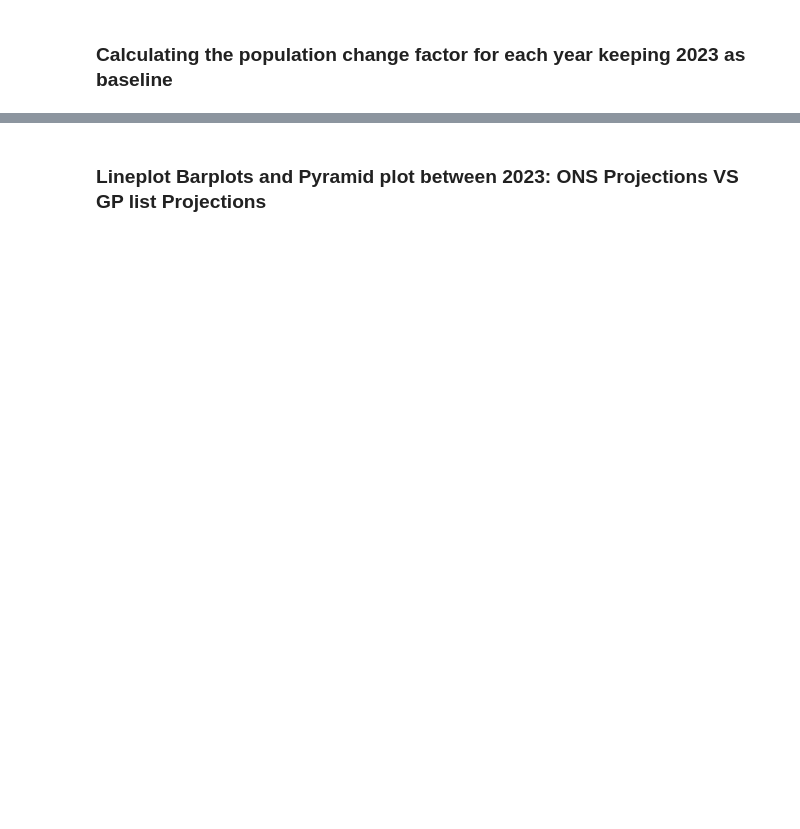
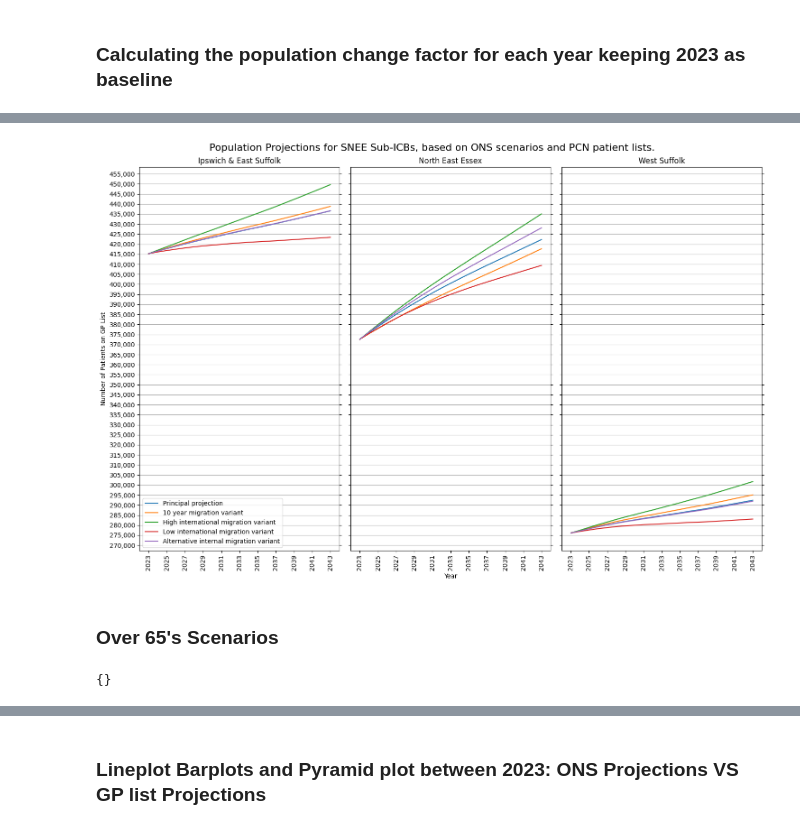
Before and after one commit to SNEE-ICS/PrimaryCareDemandAndCapacity, a Jupyter notebook: notebooks/1c_DemographicPopGrowth.ipynb, the cells around one changed output, grey strips where cells are left out. Drawn from its saved outputs; the diff is of its cells as text; code cells hidden in the pictures; blank space fills up the shorter version.

```diff
--- a/notebooks/1c_DemographicPopGrowth.ipynb
+++ b/notebooks/1c_DemographicPopGrowth.ipynb
@@ -259,0 +241,12 @@ combined_df = snee_ons_projections.merge(snee_gp_projections, left_index=True, r
+# %%
+# create a dict containing the projections for each scenario in the ONS projections
+gp_list_projections:Dict[str,pd.DataFrame] = {}
+gp_list_2023:pd.Series = gp_patients_df['NUMBER_OF_PATIENTS'].copy()
+for scenario_name, scenario_df in growth_factors.items():
+    # multiply the scenario growth factors by the GP list patients
+    gp_list_projections[scenario_name] = scenario_df.multiply(gp_list_2023,axis=0).round(0).astype(int)
+
+# show the principal projection
+snee_gp_projections:pd.DataFrame = gp_list_projections['Principal projection'].copy()
+
+snee_gp_projections.head()
@@ -259,0 +311,45 @@ combined_df = snee_ons_projections.merge(snee_gp_projections, left_index=True, r
+# %%
+
+fig, axes = plt.subplots(1,3,figsize=(15,10), sharey=True)
+fig.suptitle("Population Projections for SNEE Sub-ICBs, based on ONS scenarios and PCN patient lists.", fontsize=16)
+scenario_count = 0
+for scenario_name, scenario_df in gp_list_projections.items():
+    scenario_total_df_ = scenario_df.copy().reset_index().rename(columns={'AREA_CODE':'Sub-ICB','AGE_GROUP_5':'Age Band'})
+    scenario_total_df_ = scenario_total_df_.groupby('Sub-ICB').sum(numeric_only=True).T
+    scenario_total_df_.index.name = 'Year'
+
+
+    for i, sub_icb in enumerate(scenario_total_df_.columns):
+        axes[i].yaxis.set_major_locator(ticker.MultipleLocator(5000))
+        # set y format to show thousands
+        axes[i].yaxis.set_major_formatter(ticker.StrMethodFormatter('{x:,.0f}'))
+        axes[i].xaxis.set_major_locator(ticker.MultipleLocator(2))
+        # show y ticks
+        axes[i].yaxis.set_ticks_position('both')
+        axes[i].plot(scenario_total_df_[sub_icb], label=scenario_name)
+        # set ticks on y axis to 10000 per tick
+        axes[i].set_title(sub_icb)
+        # add y gridlines
+        axes[i].grid(axis='y')
+
+        if i == 0:
+            axes[i].set_ylabel('Number of Patients on GP List')
+        if i == 1:
+            axes[i].set_xlabel('Year')
+
+        # rotate the x-axis labels
+        for tick in axes[i].get_xticklabels():
+            tick.set_rotation(90)
+    scenario_count += 1
+
+axes[0].legend()
+plt.tight_layout()
+plt.show()
+# %% [output]
+[figure, added]
+# %% [markdown]
+### Over 65's Scenarios
+# %%
+ten_percents
+# %% [output]
+{}
```
Also changed, not shown: parts of 23 cells of this notebook.
